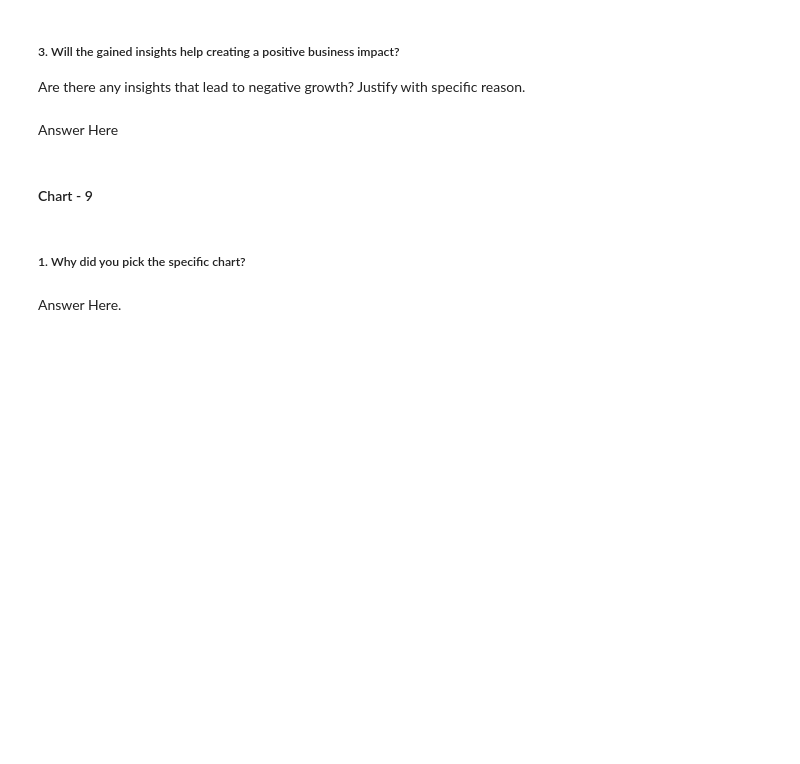
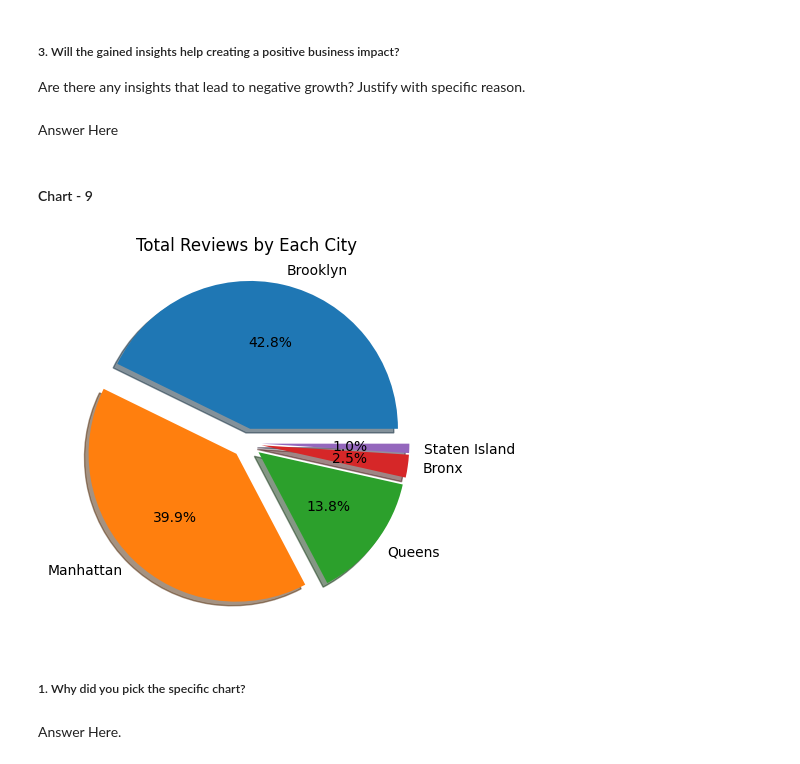
Before and after one commit to Ayushx29/EDA, a Jupyter notebook: AirBnb_Booking_Analysis_(EDA_PROJECT).ipynb, the cells around one changed output. Cells and saved outputs as stored; diff of their text form; code cells hidden in the pictures; blank space fills up the shorter version.

```diff
--- a/AirBnb_Booking_Analysis_(EDA_PROJECT).ipynb
+++ b/AirBnb_Booking_Analysis_(EDA_PROJECT).ipynb
@@ -555,3 +555,7 @@ top5
 | 32054 | 156158778 | Sally | 37097 |
 | 34034 | 205031545 | Red Awning | 35294 |
 | 19564 | 30283594 | Kara | 33581 |
+# %%
+#9.] Total Reviews by Each City
+Total_reviews = Airbnb_price.groupby('neighbourhood_group')['number_of_reviews'].sum().reset_index().sort_values('number_of_reviews', ascending = False).rename(columns = {'neighbourhood_group':'City' , 'number_of_reviews':'Total_Reviews'})
+Total_reviews
@@ -773,3 +816,14 @@ Answer Here
+# %%
+# Chart - 9 visualization code
+labels = Total_reviews['City']
+sizes =  Total_reviews['Total_Reviews']
+myexplode = (0.1 , 0.1 , 0.1 , 0.1 , 0.1)
+# %%
+plt.pie(sizes , labels=labels , explode = myexplode ,  autopct = '%1.1f%%' , shadow = True)
+plt.title('Total Reviews by Each City')
+plt.show()
+# %% [output]
+[figure, added]
 # %% [markdown]
 ##### 1. Why did you pick the specific chart?
 # %% [markdown]
```
Also changed, not shown: parts of 10 cells of this notebook.
